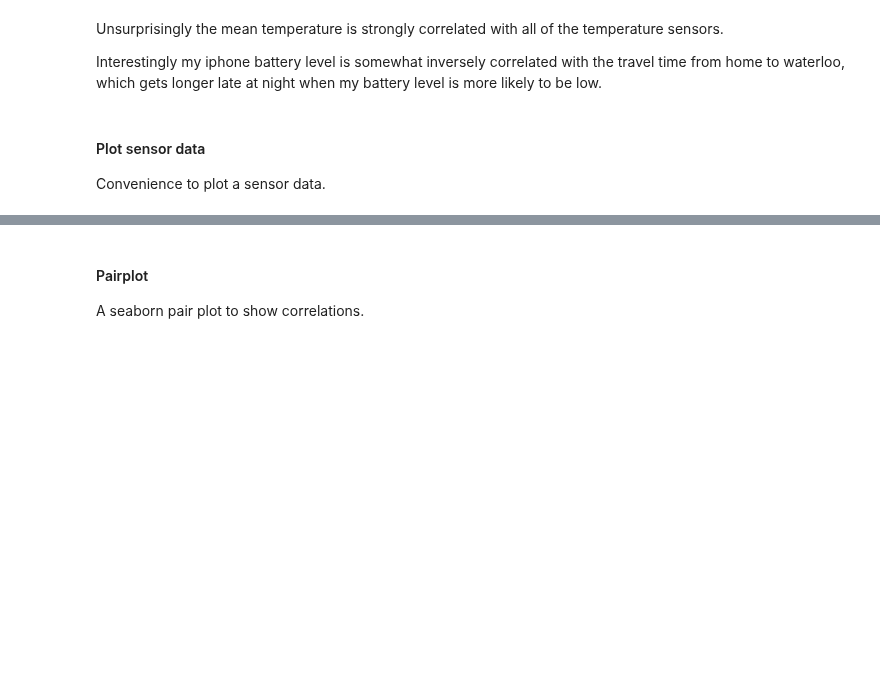
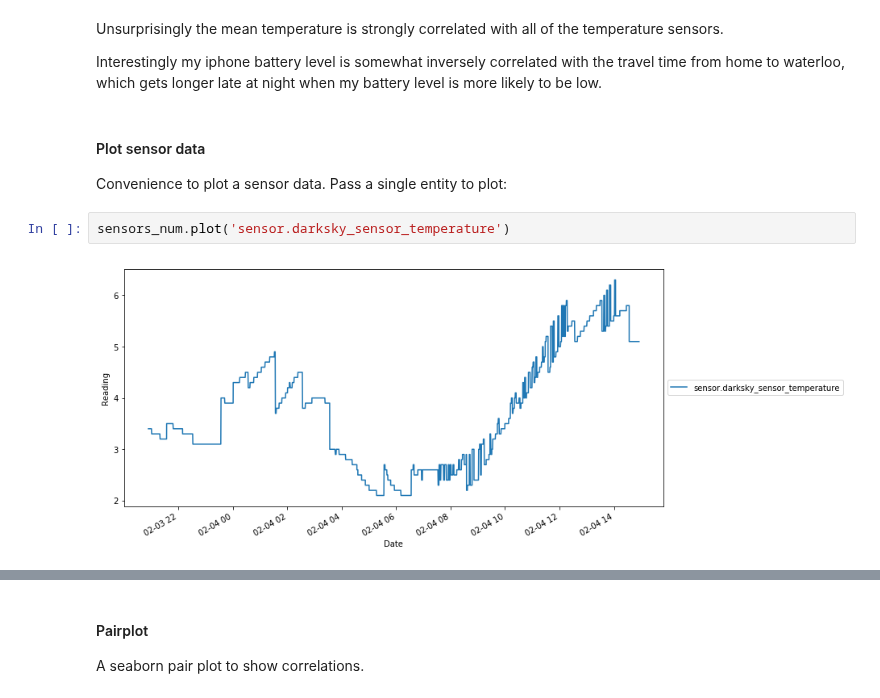
Before and after one commit to robmarkcole/HASS-data-detective, a Jupyter notebook: usage/Usage of detective.ipynb, the cells around one changed output, grey strips where cells are left out. Cells and saved outputs as stored; diff of their text form; blank space fills up the shorter version.

Commit message:
Update numerical plotting
Now either a single entity, or a list or entities can be passed to plot

```diff
--- a/usage/Usage of detective.ipynb
+++ b/usage/Usage of detective.ipynb
@@ -115,3 +114,8 @@ Interestingly my iphone battery level is somewhat inversely correlated with the
 # %% [markdown]
 #### Plot sensor data
 Convenience to plot a sensor data.
+Pass a single entity to plot:
+# %%
+sensors_num.plot('sensor.darksky_sensor_temperature')
+# %% [output]
+[figure, added]
```
Also changed, not shown: parts of 17 cells of this notebook, 2 other files.
